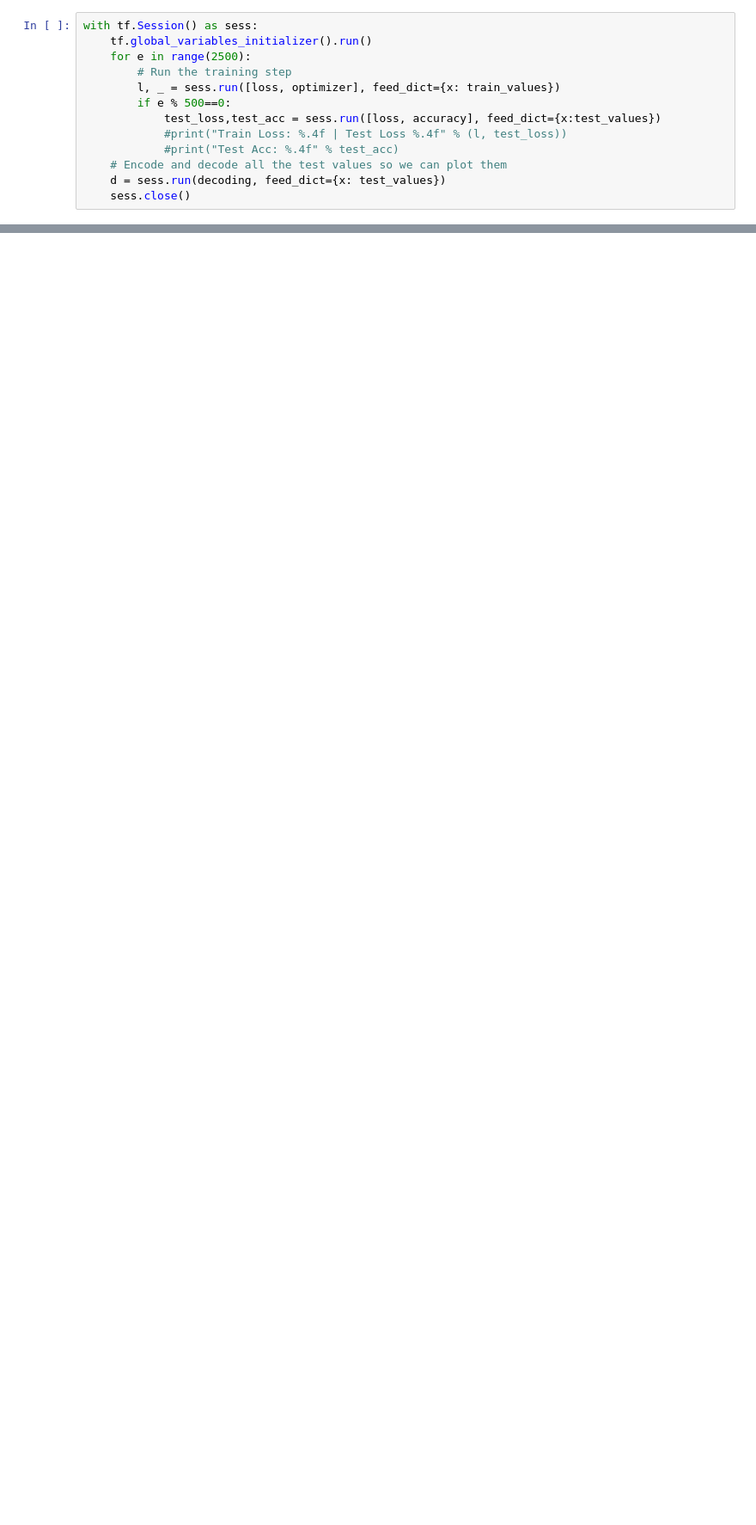
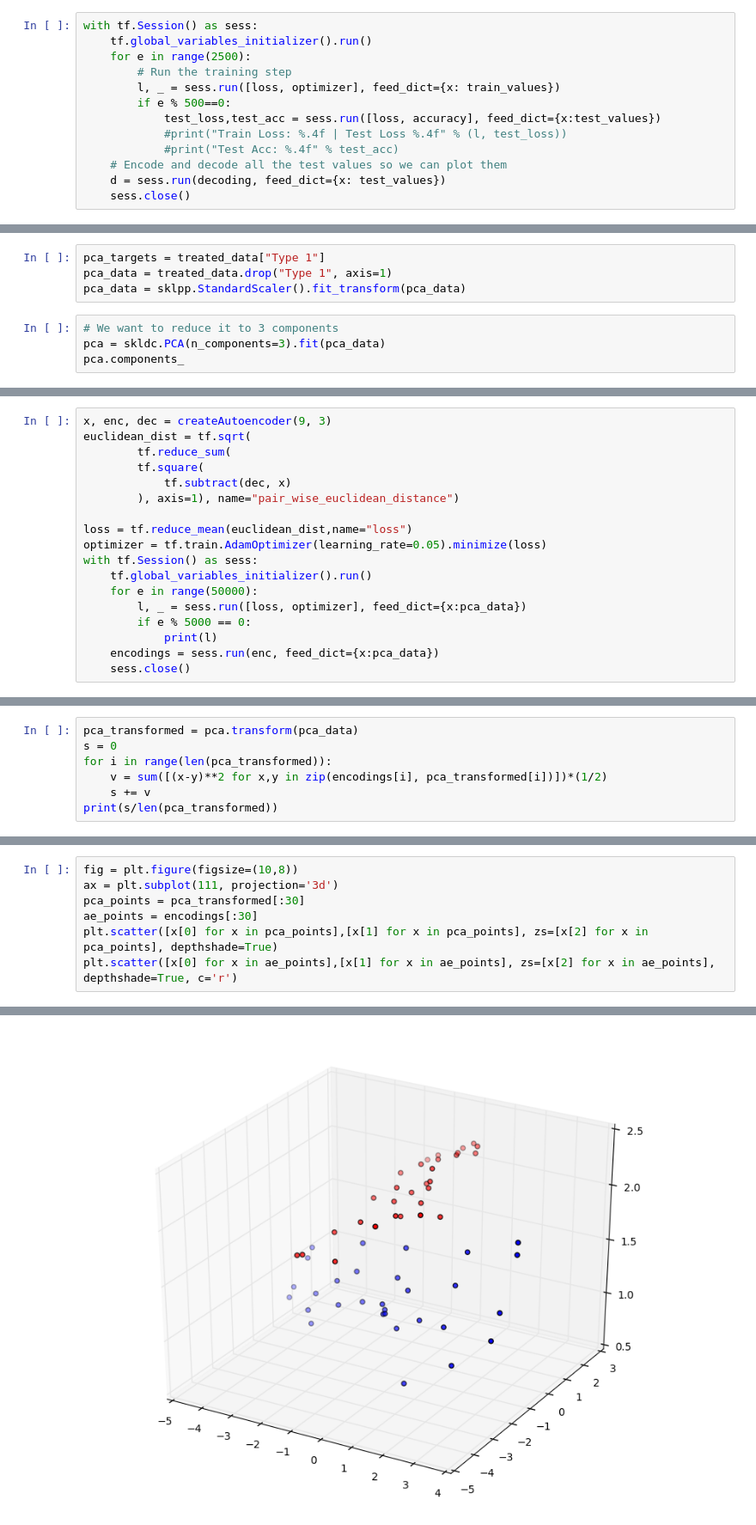
Before and after one commit to victorgcapone/datascience, a Jupyter notebook: AutoEncoder/Auto Enconder.ipynb, the cells around one changed output, grey strips where cells are left out. Shown at 86% size. Cells and saved outputs as stored; diff of their text form; blank space fills up the shorter version.

```diff
--- a/AutoEncoder/Auto Enconder.ipynb
+++ b/AutoEncoder/Auto Enconder.ipynb
@@ -74,0 +111,8 @@ plt.scatter(decoded[0],decoded[1], zs=decoded[2] ,alpha=0.75, color ='red')
+# %%
+pca_targets = treated_data["Type 1"]
+pca_data = treated_data.drop("Type 1", axis=1)
+pca_data = sklpp.StandardScaler().fit_transform(pca_data)
+# %%
+# We want to reduce it to 3 components
+pca = skldc.PCA(n_components=3).fit(pca_data)
+pca.components_
@@ -74,0 +126,18 @@ plt.scatter(decoded[0],decoded[1], zs=decoded[2] ,alpha=0.75, color ='red')
+# %%
+x, enc, dec = createAutoencoder(9, 3)
+euclidean_dist = tf.sqrt(
+        tf.reduce_sum(
+        tf.square(
+            tf.subtract(dec, x)
+        ), axis=1), name="pair_wise_euclidean_distance")
+
+loss = tf.reduce_mean(euclidean_dist,name="loss")
+optimizer = tf.train.AdamOptimizer(learning_rate=0.05).minimize(loss)
+with tf.Session() as sess:
+    tf.global_variables_initializer().run()
+    for e in range(50000):
+        l, _ = sess.run([loss, optimizer], feed_dict={x:pca_data})
+        if e % 5000 == 0:
+            print(l)
+    encodings = sess.run(enc, feed_dict={x:pca_data})
+    sess.close()
@@ -74,0 +155,7 @@ plt.scatter(decoded[0],decoded[1], zs=decoded[2] ,alpha=0.75, color ='red')
+# %%
+pca_transformed = pca.transform(pca_data)
+s = 0
+for i in range(len(pca_transformed)):
+    v = sum([(x-y)**2 for x,y in zip(encodings[i], pca_transformed[i])])*(1/2)
+    s += v
+print(s/len(pca_transformed))
@@ -74,0 +164,8 @@ plt.scatter(decoded[0],decoded[1], zs=decoded[2] ,alpha=0.75, color ='red')
+# %%
+fig = plt.figure(figsize=(10,8))
+ax = plt.subplot(111, projection='3d')
+pca_points = pca_transformed[:30]
+ae_points = encodings[:30]
+plt.scatter([x[0] for x in pca_points],[x[1] for x in pca_points], zs=[x[2] for x in pca_points], depthshade=True)
+plt.scatter([x[0] for x in ae_points],[x[1] for x in ae_points], zs=[x[2] for x in ae_points], depthshade=True, c='r')
+# %% [output]
@@ -74,0 +173 @@ plt.scatter(decoded[0],decoded[1], zs=decoded[2] ,alpha=0.75, color ='red')
+[figure, added]
```
Also changed, not shown: parts of 14 cells of this notebook, 1 other file.
